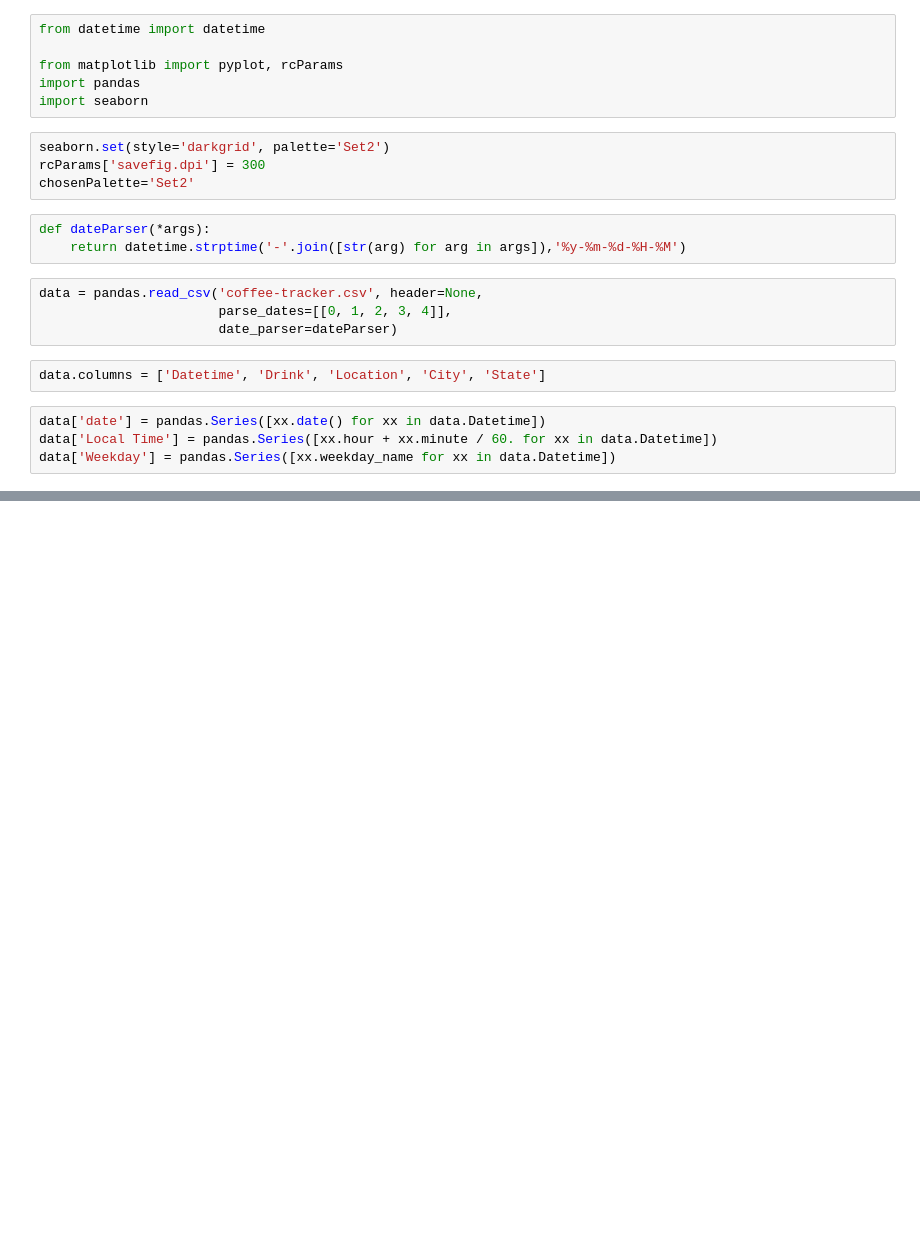
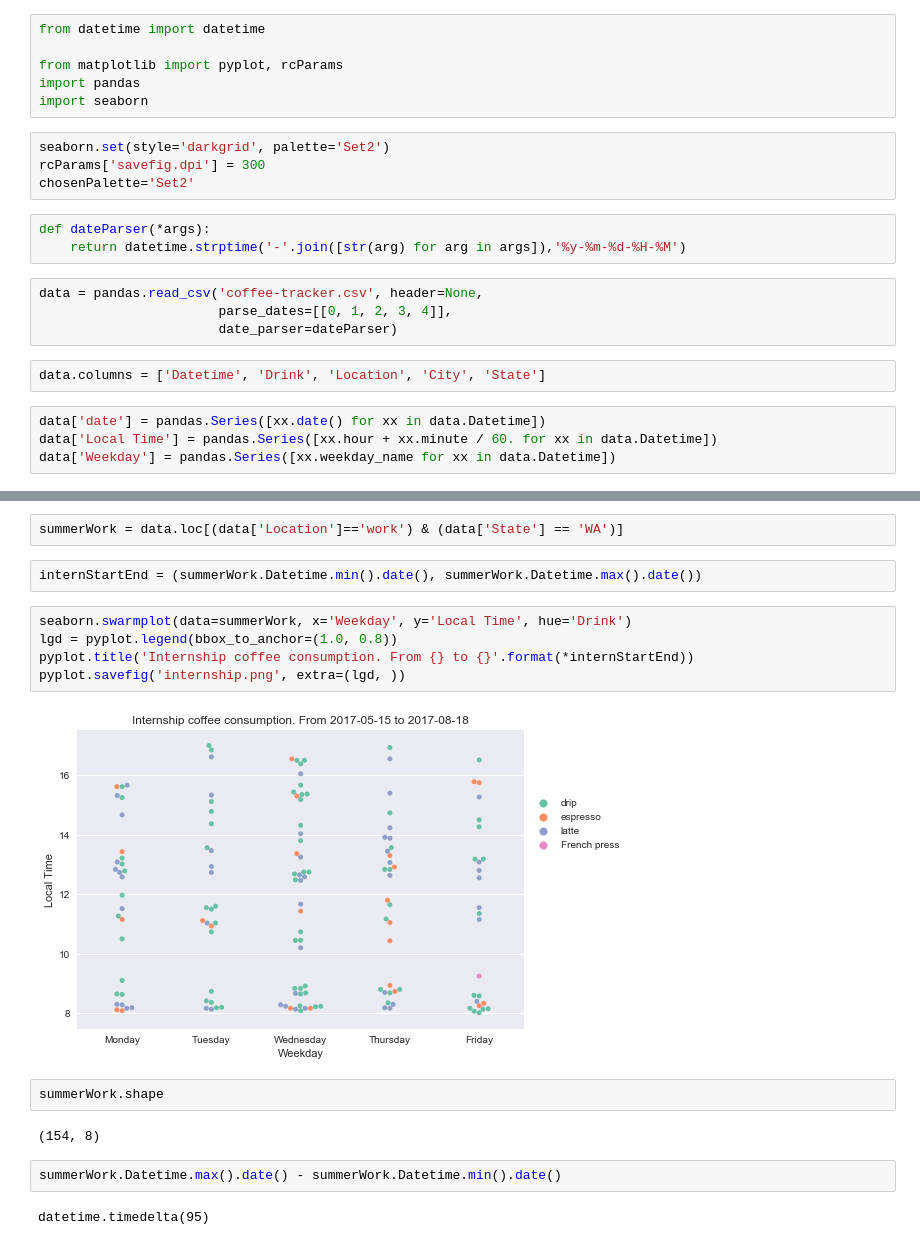
Before and after one commit to drewejohnson/coffee-tracker, a Jupyter notebook: coffeeTracker.ipynb, the cells around one changed output, grey strips where cells are left out. Drawn from its saved outputs; the diff is of its cells as text; blank space fills up the shorter version.

```diff
--- a/coffeeTracker.ipynb
+++ b/coffeeTracker.ipynb
@@ -74,0 +66,19 @@ pyplot.savefig('numDrinkTypes.png', bbox_inches='tight')
+# %%
+summerWork = data.loc[(data['Location']=='work') & (data['State'] == 'WA')]
+# %%
+internStartEnd = (summerWork.Datetime.min().date(), summerWork.Datetime.max().date())
+# %%
+seaborn.swarmplot(data=summerWork, x='Weekday', y='Local Time', hue='Drink')
+lgd = pyplot.legend(bbox_to_anchor=(1.0, 0.8))
+pyplot.title('Internship coffee consumption. From {} to {}'.format(*internStartEnd))
+pyplot.savefig('internship.png', extra=(lgd, ))
+# %% [output]
+[figure, added]
+# %%
+summerWork.shape
+# %% [output]
+(154, 8)
+# %%
+summerWork.Datetime.max().date() - summerWork.Datetime.min().date()
+# %% [output]
+datetime.timedelta(95)
```
Also changed, not shown: parts of 7 cells of this notebook, 7 other files.
